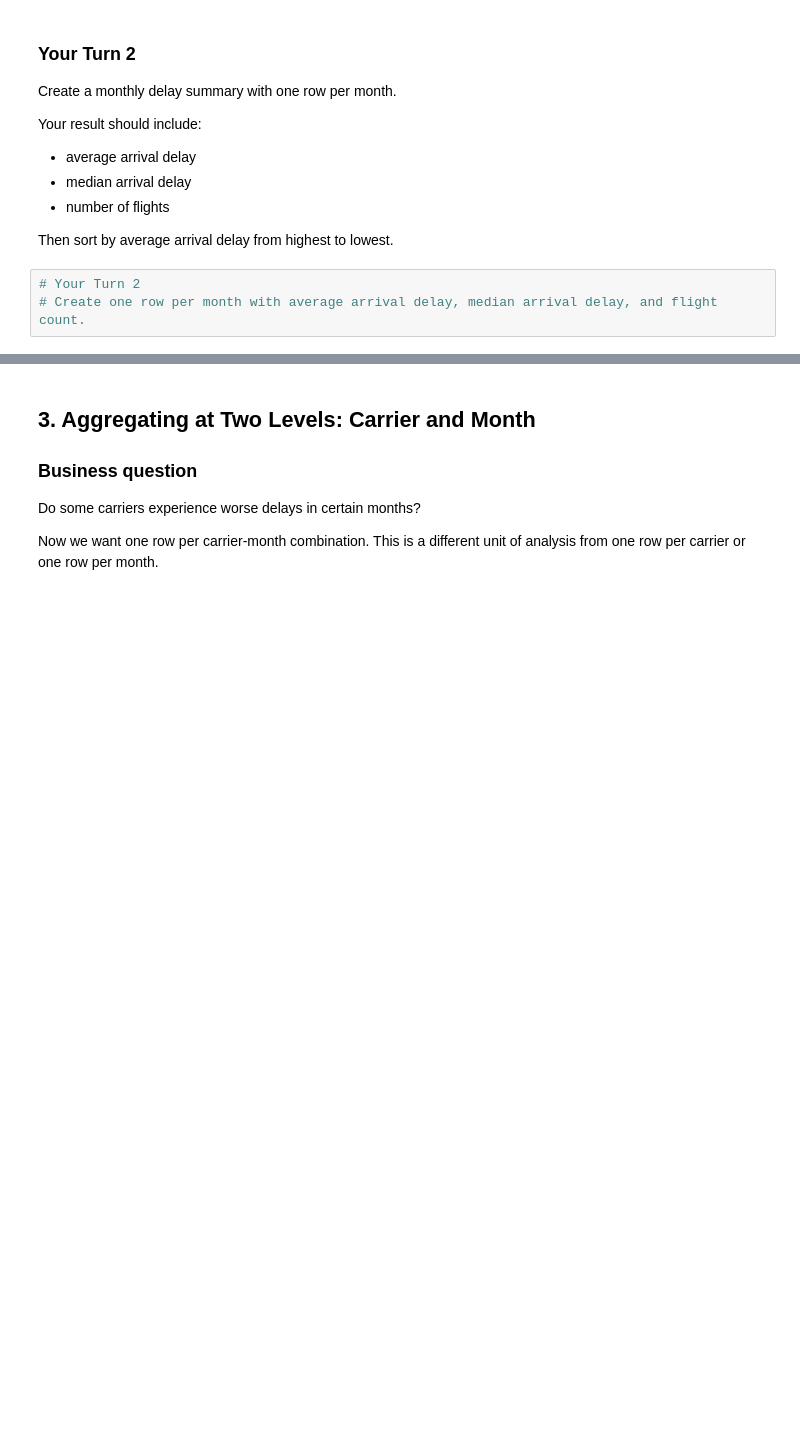
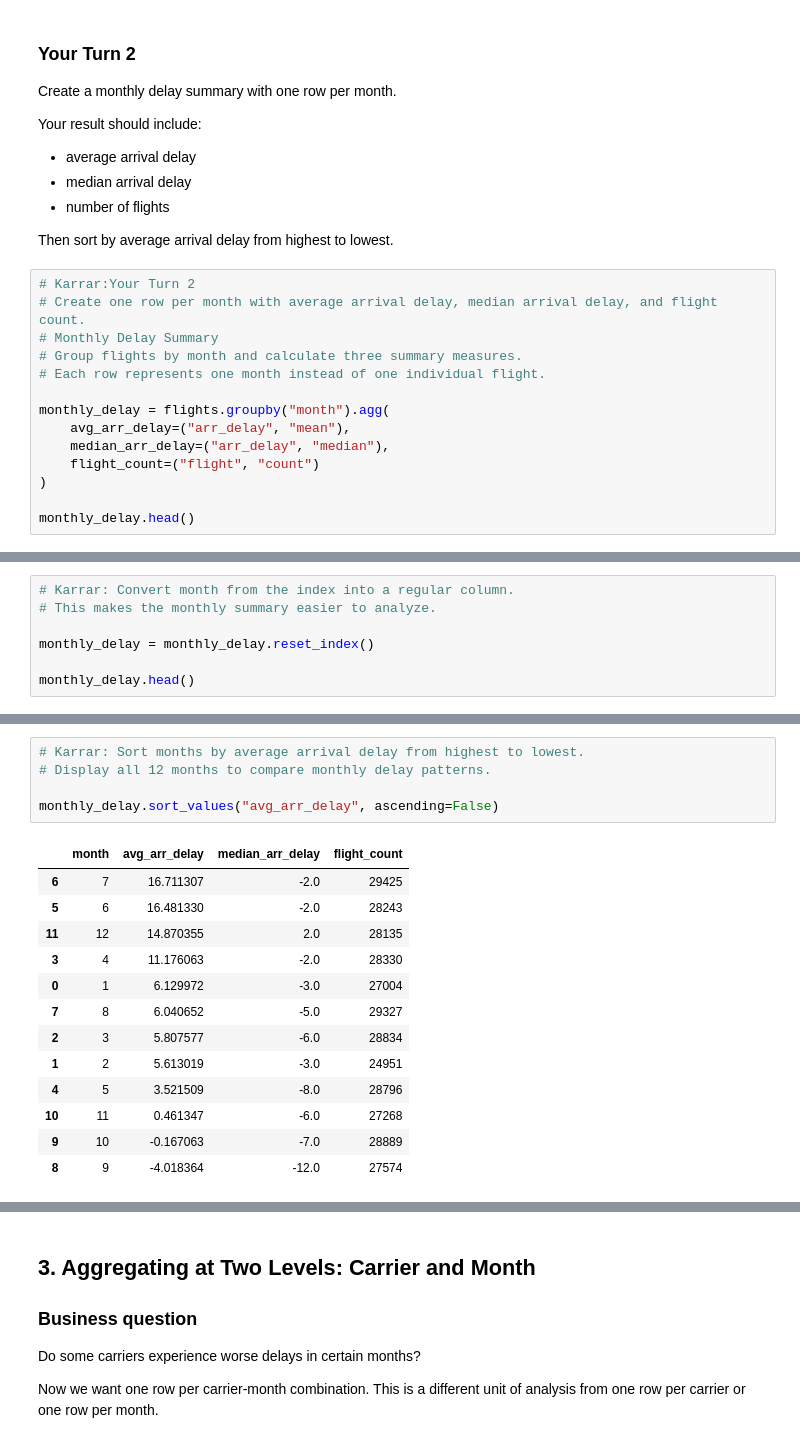
Before and after one commit to kalshaikhli/ban6003-week7-8-Karrar-Alshaikhli, a Jupyter notebook: notebooks/module7_aggregation_reshaping_guided_lab.ipynb, the cells around one changed output, grey strips where cells are left out. Cells and saved outputs as stored; diff of their text form; blank space fills up the shorter version.

Commit message:
aggregation and validation
Completed named aggregation for monthly flight delays, sorted monthly results, documented the unit of analysis, and validated row counts, duplicate keys, and missing values.

```diff
--- a/notebooks/module7_aggregation_reshaping_guided_lab.ipynb
+++ b/notebooks/module7_aggregation_reshaping_guided_lab.ipynb
@@ -248,5 +260,16 @@ Your result should include:
 
 Then sort by average arrival delay from highest to lowest.
 # %%
-# Your Turn 2
+# Karrar:Your Turn 2
 # Create one row per month with average arrival delay, median arrival delay, and flight count.
+# Monthly Delay Summary
+# Group flights by month and calculate three summary measures.
+# Each row represents one month instead of one individual flight.
+
+monthly_delay = flights.groupby("month").agg(
+    avg_arr_delay=("arr_delay", "mean"),
+    median_arr_delay=("arr_delay", "median"),
+    flight_count=("flight", "count")
+)
+
+monthly_delay.head()
@@ -252,0 +284,7 @@ Then sort by average arrival delay from highest to lowest.
+# %%
+# Karrar: Convert month from the index into a regular column.
+# This makes the monthly summary easier to analyze.
+
+monthly_delay = monthly_delay.reset_index()
+
+monthly_delay.head()
@@ -252,0 +298,19 @@ Then sort by average arrival delay from highest to lowest.
+# %%
+# Karrar: Sort months by average arrival delay from highest to lowest.
+# Display all 12 months to compare monthly delay patterns.
+
+monthly_delay.sort_values("avg_arr_delay", ascending=False)
+# %% [output]
+|  | month | avg_arr_delay | median_arr_delay | flight_count |
+| 6 | 7 | 16.711307 | -2.0 | 29425 |
+| 5 | 6 | 16.481330 | -2.0 | 28243 |
+| 11 | 12 | 14.870355 | 2.0 | 28135 |
+| 3 | 4 | 11.176063 | -2.0 | 28330 |
+| 0 | 1 | 6.129972 | -3.0 | 27004 |
+| 7 | 8 | 6.040652 | -5.0 | 29327 |
+| 2 | 3 | 5.807577 | -6.0 | 28834 |
+| 1 | 2 | 5.613019 | -3.0 | 24951 |
+| 4 | 5 | 3.521509 | -8.0 | 28796 |
+| 10 | 11 | 0.461347 | -6.0 | 27268 |
+| 9 | 10 | -0.167063 | -7.0 | 28889 |
+| 8 | 9 | -4.018364 | -12.0 | 27574 |
```
Also changed, not shown: parts of 5 cells of this notebook.
